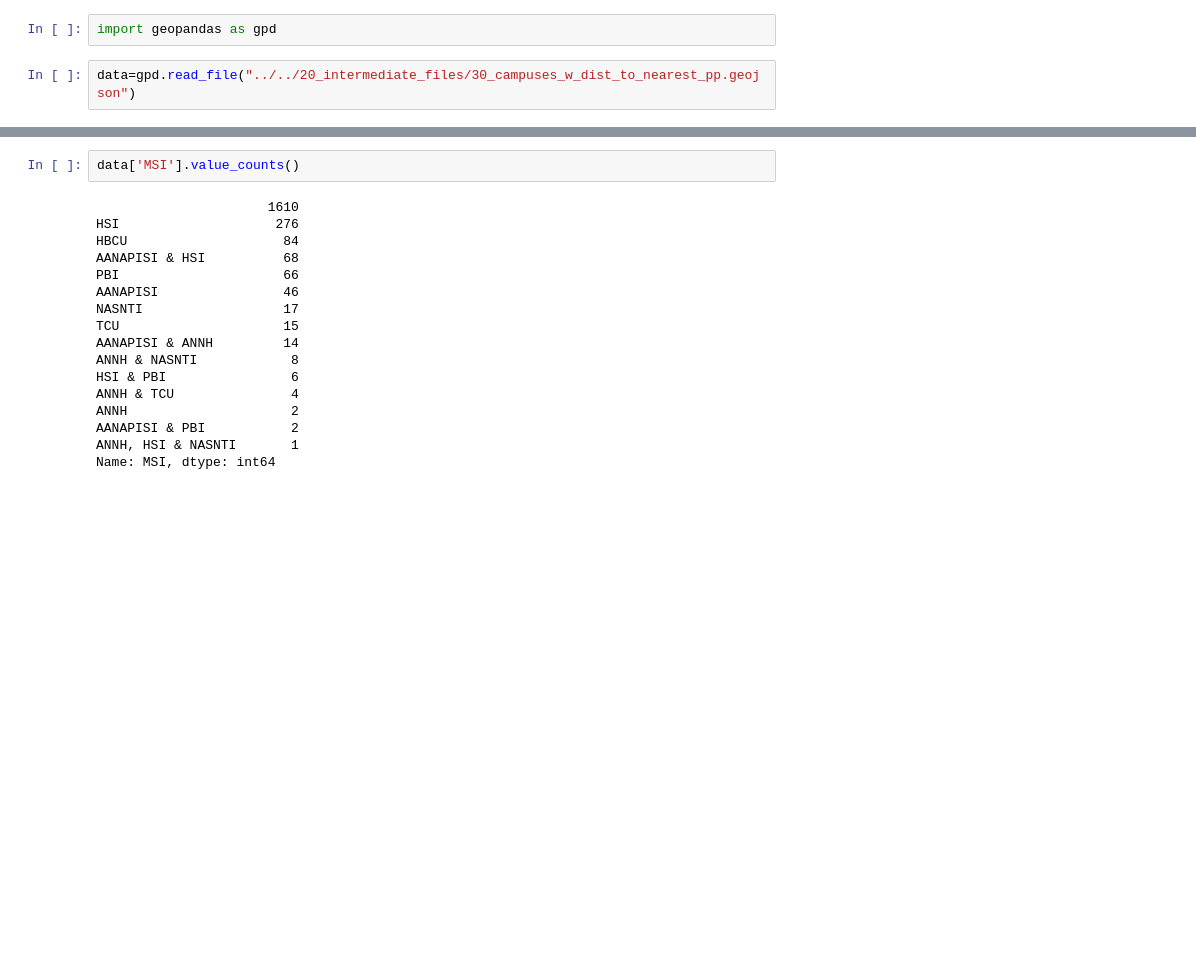
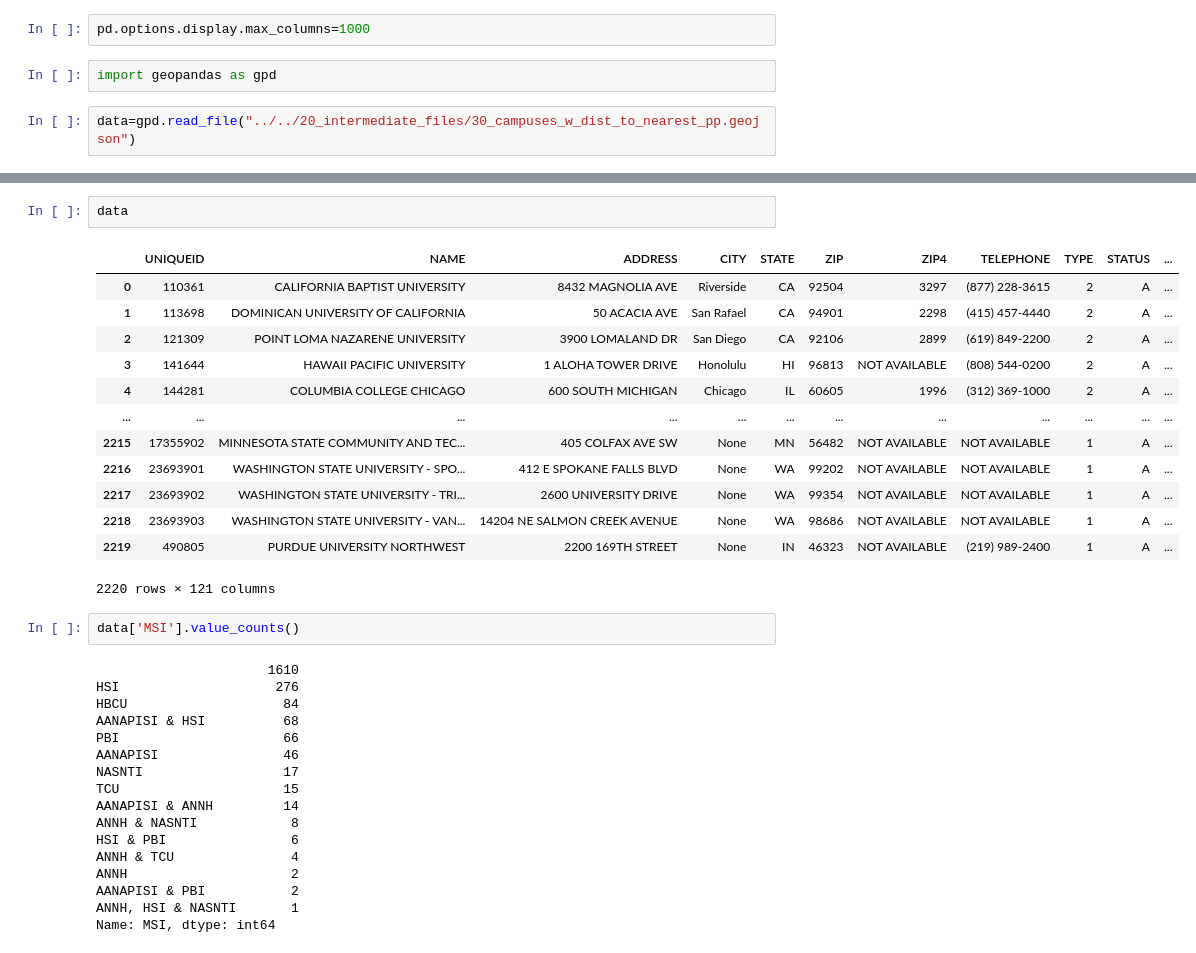
Before and after one commit to nickeubank/mtv_viacom_capstone, a Jupyter notebook: 10_code/30_analysis/Analysis_11_23.ipynb, the cells around one changed output, grey strips where cells are left out. Drawn from its saved outputs; the diff is of its cells as text; blank space fills up the shorter version.

```diff
--- a/10_code/30_analysis/Analysis_11_23.ipynb
+++ b/10_code/30_analysis/Analysis_11_23.ipynb
@@ -19,6 +19,8 @@ Requirement already satisfied: attrs>=17 in /Users/Pm231/opt/anaconda3/lib/pytho
 Requirement already satisfied: python-dateutil>=2.7.3 in /Users/Pm231/opt/anaconda3/lib/python3.9/site-packages (from pandas>=0.25.0->geopandas) (2.8.2)
 Requirement already satisfied: pytz>=2017.3 in /Users/Pm231/opt/anaconda3/lib/python3.9/site-packages (from pandas>=0.25.0->geopandas) (2021.3)
 Requirement already satisfied: numpy>=1.17.3 in /Users/Pm231/opt/anaconda3/lib/python3.9/site-packages (from pandas>=0.25.0->geopandas) (1.20.3)
+# %%
+pd.options.display.max_columns=1000
 # %%
 import geopandas as gpd
 # %%
@@ -26,3 +49,19 @@ data=gpd.read_file("../../20_intermediate_files/30_campuses_w_dist_to_nearest_pp
+# %%
+data
+# %% [output]
+|  | UNIQUEID | NAME | ADDRESS | CITY | STATE | ZIP | ZIP4 | TELEPHONE | TYPE | STATUS | ... |
+| 0 | 110361 | CALIFORNIA BAPTIST UNIVERSITY | 8432 MAGNOLIA AVE | Riverside | CA | 92504 | 3297 | (877) 228-3615 | 2 | A | ... |
+| 1 | 113698 | DOMINICAN UNIVERSITY OF CALIFORNIA | 50 ACACIA AVE | San Rafael | CA | 94901 | 2298 | (415) 457-4440 | 2 | A | ... |
+| 2 | 121309 | POINT LOMA NAZARENE UNIVERSITY | 3900 LOMALAND DR | San Diego | CA | 92106 | 2899 | (619) 849-2200 | 2 | A | ... |
+| 3 | 141644 | HAWAII PACIFIC UNIVERSITY | 1 ALOHA TOWER DRIVE | Honolulu | HI | 96813 | NOT AVAILABLE | (808) 544-0200 | 2 | A | ... |
+| 4 | 144281 | COLUMBIA COLLEGE CHICAGO | 600 SOUTH MICHIGAN | Chicago | IL | 60605 | 1996 | (312) 369-1000 | 2 | A | ... |
+| ... | ... | ... | ... | ... | ... | ... | ... | ... | ... | ... | ... |
+| 2215 | 17355902 | MINNESOTA STATE COMMUNITY AND TEC... | 405 COLFAX AVE SW | None | MN | 56482 | NOT AVAILABLE | NOT AVAILABLE | 1 | A | ... |
+| 2216 | 23693901 | WASHINGTON STATE UNIVERSITY - SPO... | 412 E SPOKANE FALLS BLVD | None | WA | 99202 | NOT AVAILABLE | NOT AVAILABLE | 1 | A | ... |
+| 2217 | 23693902 | WASHINGTON STATE UNIVERSITY - TRI... | 2600 UNIVERSITY DRIVE | None | WA | 99354 | NOT AVAILABLE | NOT AVAILABLE | 1 | A | ... |
+| 2218 | 23693903 | WASHINGTON STATE UNIVERSITY - VAN... | 14204 NE SALMON CREEK AVENUE | None | WA | 98686 | NOT AVAILABLE | NOT AVAILABLE | 1 | A | ... |
+| 2219 | 490805 | PURDUE UNIVERSITY NORTHWEST | 2200 169TH STREET | None | IN | 46323 | NOT AVAILABLE | (219) 989-2400 | 1 | A | ... |
+2220 rows × 121 columns
 # %%
 data['MSI'].value_counts()
 # %% [output]
```
Also changed, not shown: parts of 5 cells of this notebook, 1 other file.
